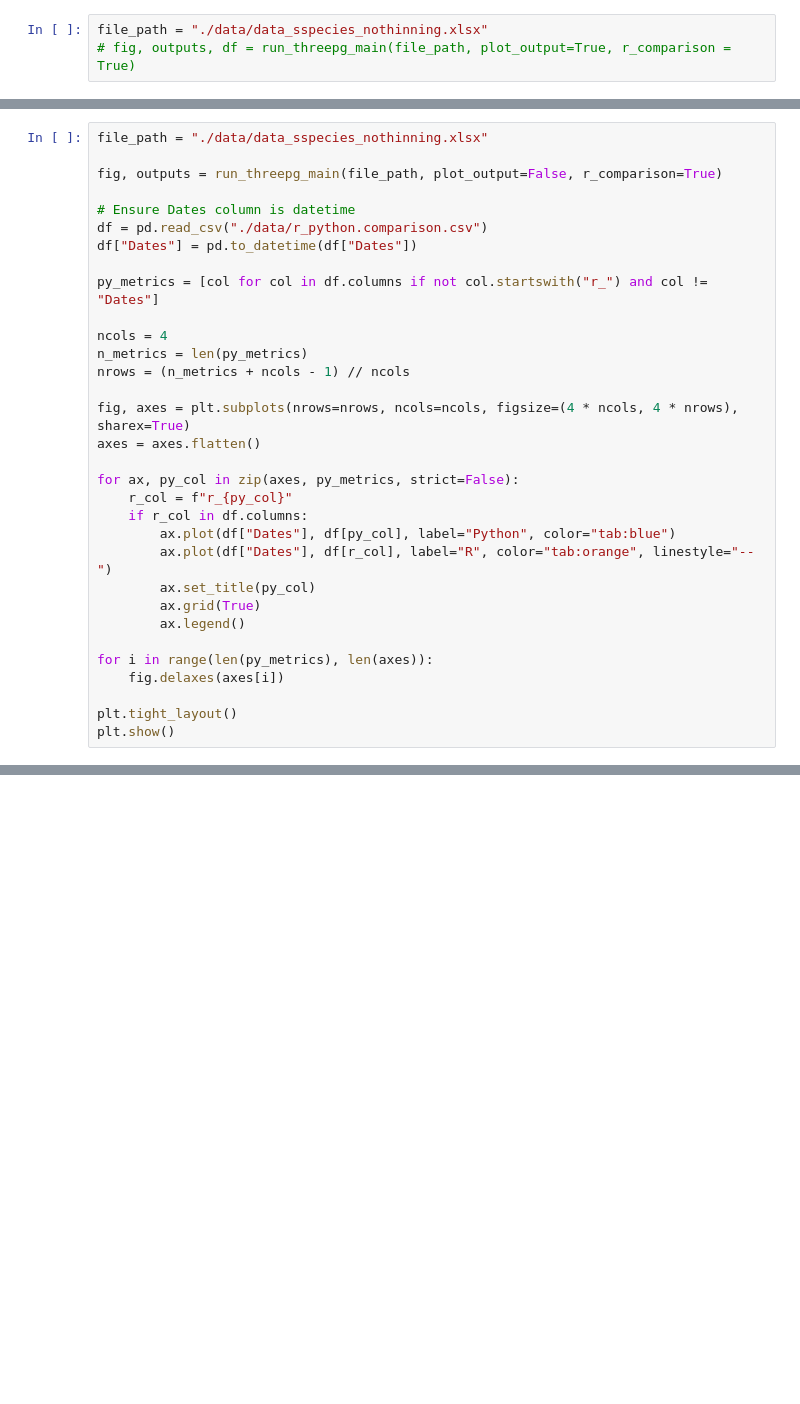
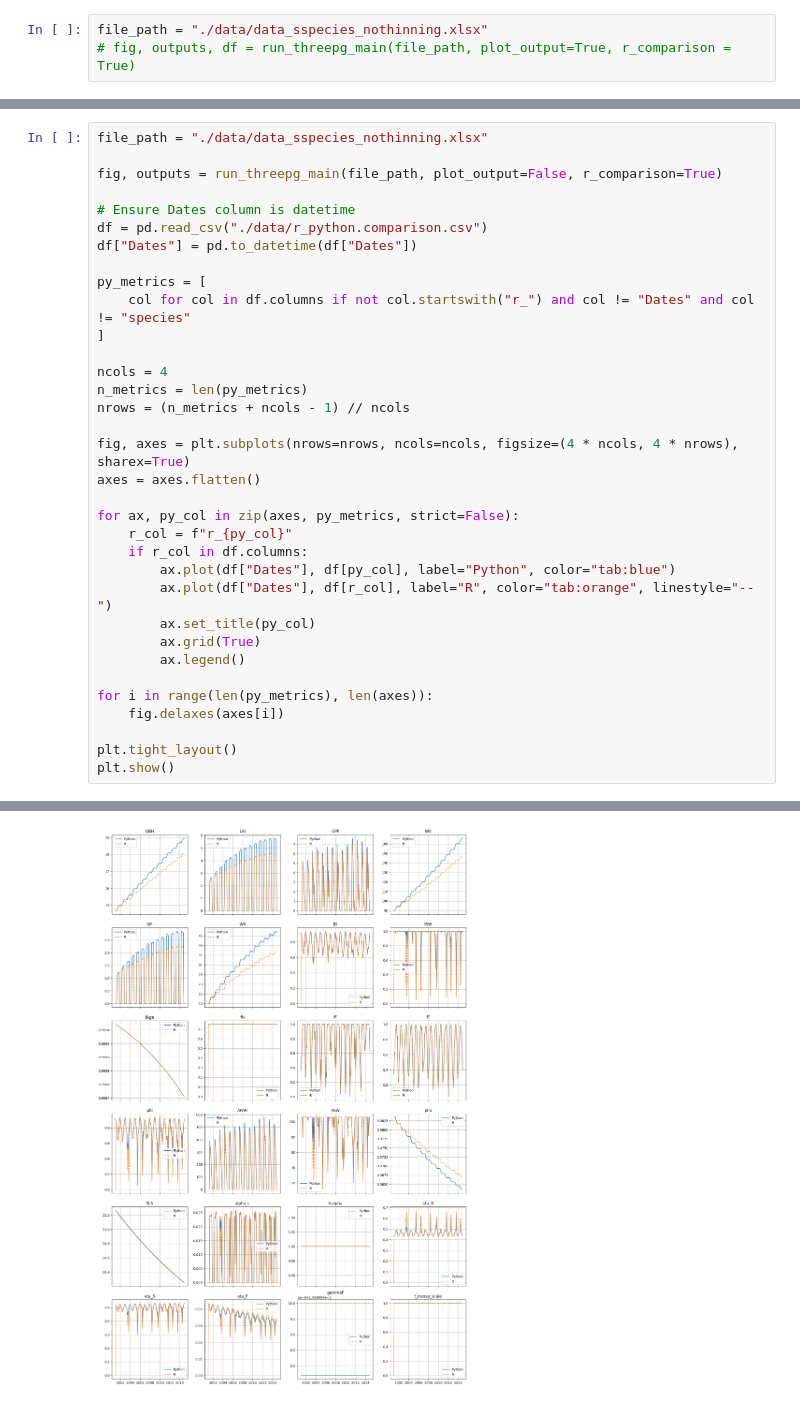
Before and after one commit to simlab-vs/TrunX, a Jupyter notebook: notebooks/r_python_3PGdebug.ipynb, the cells around one changed output, grey strips where cells are left out. Drawn from its saved outputs; the diff is of its cells as text; blank space fills up the shorter version.

```diff
--- a/notebooks/r_python_3PGdebug.ipynb
+++ b/notebooks/r_python_3PGdebug.ipynb
@@ -33,7 +48,9 @@ fig, outputs = run_threepg_main(file_path, plot_output=False, r_comparison=True)
 df = pd.read_csv("./data/r_python.comparison.csv")
 df["Dates"] = pd.to_datetime(df["Dates"])
 
-py_metrics = [col for col in df.columns if not col.startswith("r_") and col != "Dates"]
+py_metrics = [
+    col for col in df.columns if not col.startswith("r_") and col != "Dates" and col != "species"
+]
 
 ncols = 4
 n_metrics = len(py_metrics)
@@ -56,3 +73,4 @@ for i in range(len(py_metrics), len(axes)):
 
 plt.tight_layout()
 plt.show()
+# %% [output]
@@ -58,0 +85 @@ plt.show()
+[figure, added]
```
Also changed, not shown: parts of 3 cells of this notebook, 8 other files.
